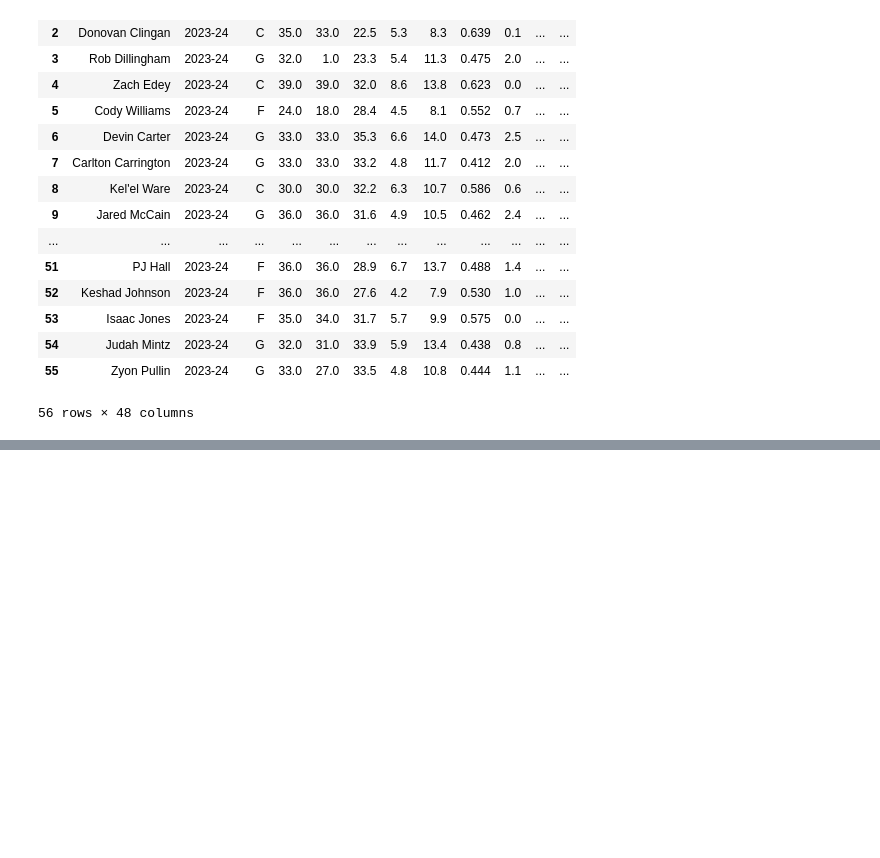
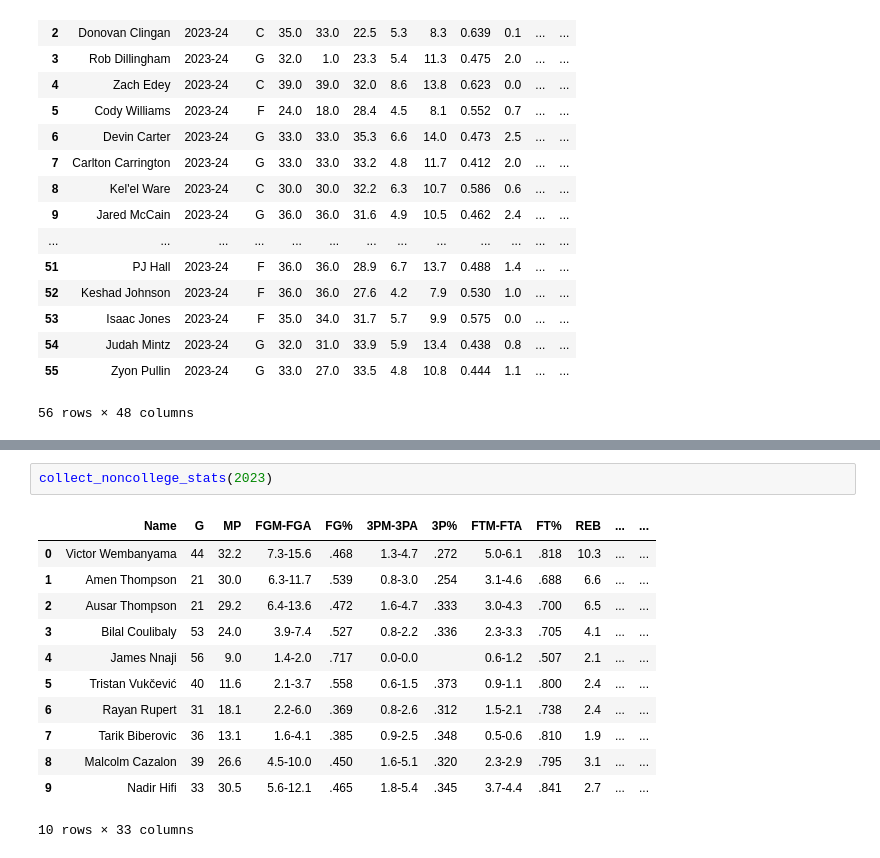
Before and after one commit to kienanana/NBA-Draft-Model, a Jupyter notebook: notebooks/playerstats_scraper.ipynb, the cells around one changed output, grey strips where cells are left out. Drawn from its saved outputs; the diff is of its cells as text; blank space fills up the shorter version.

```diff
--- a/notebooks/sportsreference_scraper.ipynb
+++ b/notebooks/playerstats_scraper.ipynb
@@ -179,0 +420,15 @@ collect_college_stats(2024)
+# %%
+collect_noncollege_stats(2023)
+# %% [output]
+|  | Name | G | MP | FGM-FGA | FG% | 3PM-3PA | 3P% | FTM-FTA | FT% | REB | ... | ... |
+| 0 | Victor Wembanyama | 44 | 32.2 | 7.3-15.6 | .468 | 1.3-4.7 | .272 | 5.0-6.1 | .818 | 10.3 | ... | ... |
+| 1 | Amen Thompson | 21 | 30.0 | 6.3-11.7 | .539 | 0.8-3.0 | .254 | 3.1-4.6 | .688 | 6.6 | ... | ... |
+| 2 | Ausar Thompson | 21 | 29.2 | 6.4-13.6 | .472 | 1.6-4.7 | .333 | 3.0-4.3 | .700 | 6.5 | ... | ... |
+| 3 | Bilal Coulibaly | 53 | 24.0 | 3.9-7.4 | .527 | 0.8-2.2 | .336 | 2.3-3.3 | .705 | 4.1 | ... | ... |
+| 4 | James Nnaji | 56 | 9.0 | 1.4-2.0 | .717 | 0.0-0.0 |  | 0.6-1.2 | .507 | 2.1 | ... | ... |
+| 5 | Tristan Vukčević | 40 | 11.6 | 2.1-3.7 | .558 | 0.6-1.5 | .373 | 0.9-1.1 | .800 | 2.4 | ... | ... |
+| 6 | Rayan Rupert | 31 | 18.1 | 2.2-6.0 | .369 | 0.8-2.6 | .312 | 1.5-2.1 | .738 | 2.4 | ... | ... |
+| 7 | Tarik Biberovic | 36 | 13.1 | 1.6-4.1 | .385 | 0.9-2.5 | .348 | 0.5-0.6 | .810 | 1.9 | ... | ... |
+| 8 | Malcolm Cazalon | 39 | 26.6 | 4.5-10.0 | .450 | 1.6-5.1 | .320 | 2.3-2.9 | .795 | 3.1 | ... | ... |
+| 9 | Nadir Hifi | 33 | 30.5 | 5.6-12.1 | .465 | 1.8-5.4 | .345 | 3.7-4.4 | .841 | 2.7 | ... | ... |
+10 rows × 33 columns
```
Also changed, not shown: parts of 10 cells of this notebook, 2 other files.
